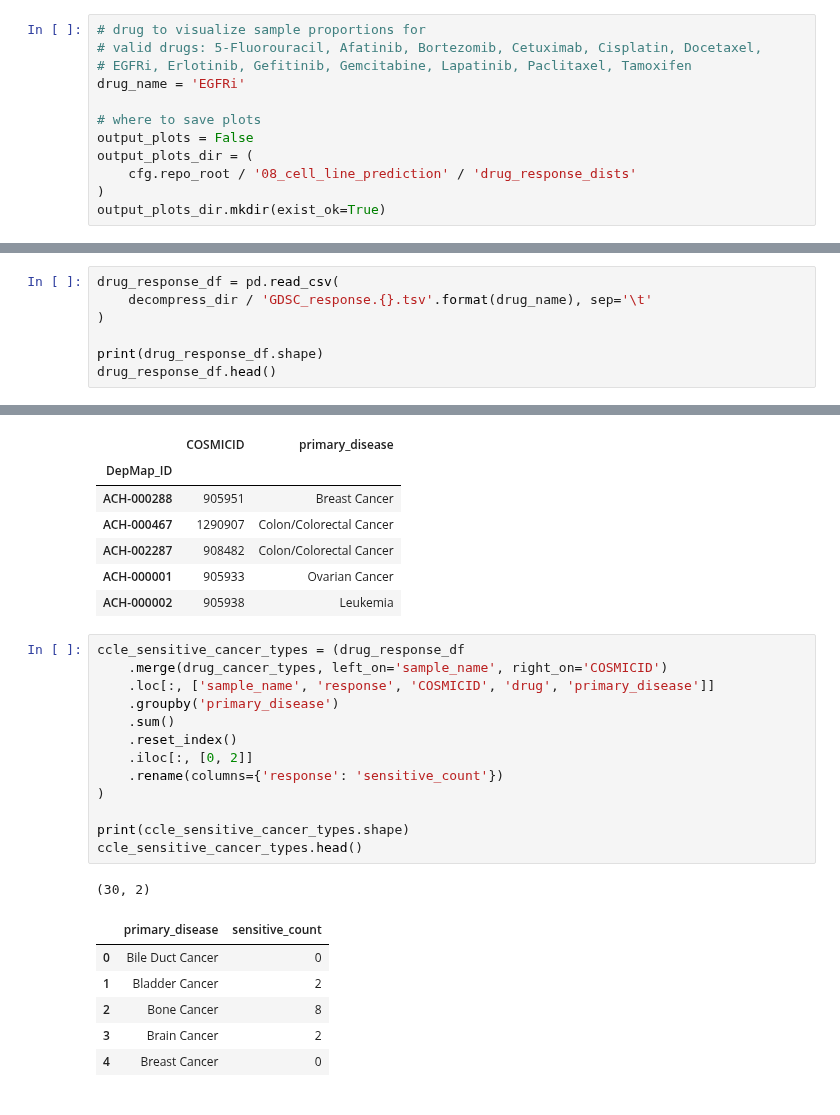
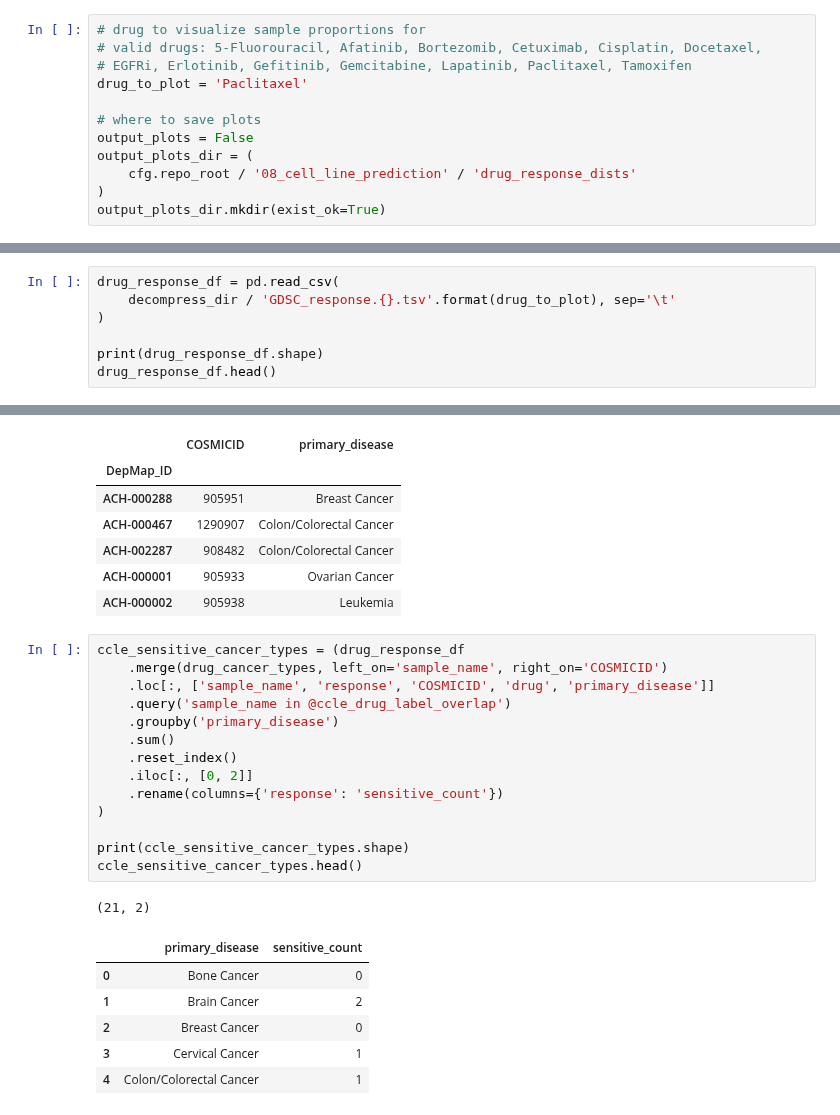
Before and after one commit to greenelab/pancancer-evaluation, a Jupyter notebook: 08_cell_line_prediction/download_drug_data.ipynb, the cells around one changed output, grey strips where cells are left out. Saved outputs shown, nothing was run; the diff lists cells and outputs as text.

```diff
--- a/08_cell_line_prediction/download_drug_data.ipynb
+++ b/08_cell_line_prediction/download_drug_data.ipynb
@@ -18,7 +18,7 @@ import pancancer_evaluation.config as cfg
 # drug to visualize sample proportions for
 # valid drugs: 5-Fluorouracil, Afatinib, Bortezomib, Cetuximab, Cisplatin, Docetaxel,
 # EGFRi, Erlotinib, Gefitinib, Gemcitabine, Lapatinib, Paclitaxel, Tamoxifen
-drug_name = 'EGFRi'
+drug_to_plot = 'Paclitaxel'
 
 # where to save plots
 output_plots = False
@@ -268,7 +268,7 @@ ccle_cancer_types.head()
 ### Check distribution of labeled samples across cancer types
 # %%
 drug_response_df = pd.read_csv(
-    decompress_dir / 'GDSC_response.{}.tsv'.format(drug_name), sep='\t'
+    decompress_dir / 'GDSC_response.{}.tsv'.format(drug_to_plot), sep='\t'
 )
 
 print(drug_response_df.shape)
@@ -387,24 +387,25 @@ drug_cancer_types.head()
 # %%
 ccle_sensitive_cancer_types = (drug_response_df
     .merge(drug_cancer_types, left_on='sample_name', right_on='COSMICID')
     .loc[:, ['sample_name', 'response', 'COSMICID', 'drug', 'primary_disease']]
+    .query('sample_name in @ccle_drug_label_overlap')
     .groupby('primary_disease')
     .sum()
     .reset_index()
     .iloc[:, [0, 2]]
     .rename(columns={'response': 'sensitive_count'})
 )
 
 print(ccle_sensitive_cancer_types.shape)
 ccle_sensitive_cancer_types.head()
 # %% [output]
-(30, 2)
+(21, 2)
 |  | primary_disease | sensitive_count |
-| 0 | Bile Duct Cancer | 0 |
-| 1 | Bladder Cancer | 2 |
-| 2 | Bone Cancer | 8 |
-| 3 | Brain Cancer | 2 |
-| 4 | Breast Cancer | 0 |
+| 0 | Bone Cancer | 0 |
+| 1 | Brain Cancer | 2 |
+| 2 | Breast Cancer | 0 |
+| 3 | Cervical Cancer | 1 |
+| 4 | Colon/Colorectal Cancer | 1 |
 # %%
 ccle_sensitive_cancer_types = (ccle_sensitive_cancer_types
     .merge(ccle_label_cancer_types, how='right', on='primary_disease')
```
Also changed, not shown: parts of 12 cells of this notebook, 1 other file.
